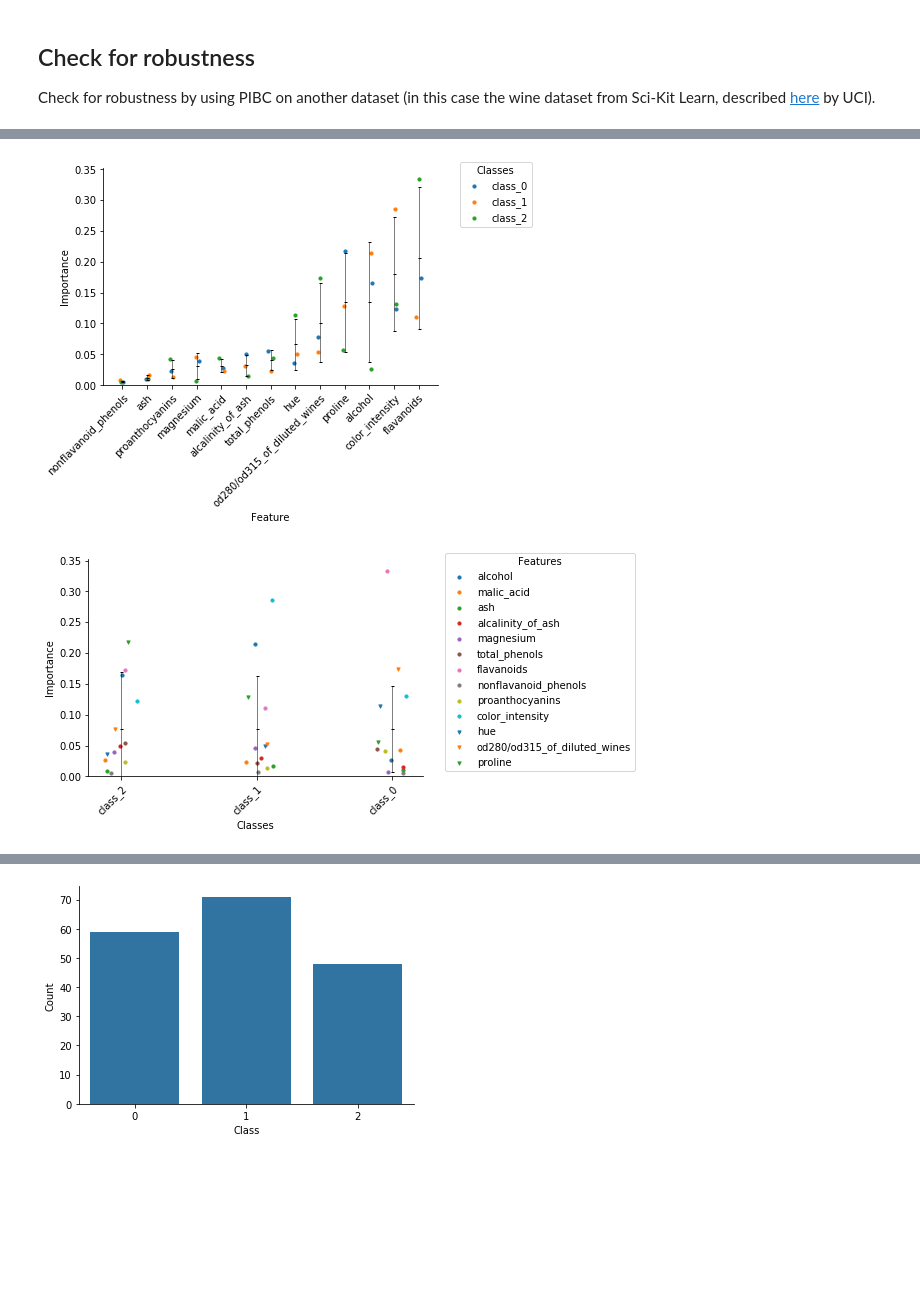
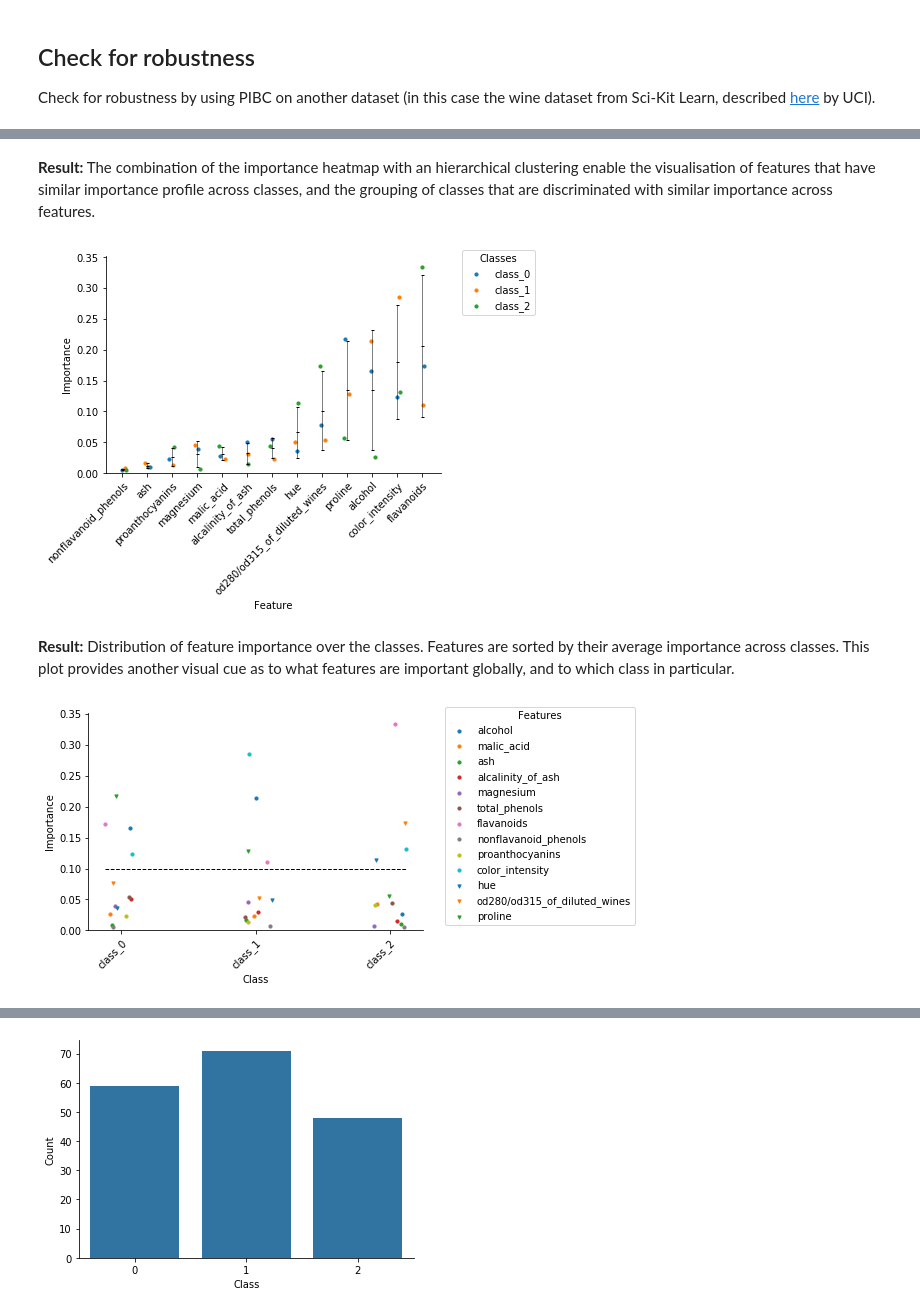
Before and after one commit to GiulioPr/Pcfi, a Jupyter notebook: 1_code/pibc-demo-v2.ipynb, the cells around one changed output, grey strips where cells are left out. Saved outputs shown, nothing was run; the diff lists cells and outputs as text; code cells hidden in the pictures; blank space fills up the shorter version.

```diff
--- a/1_code/pibc-demo-v2.ipynb
+++ b/1_code/pibc-demo-v2.ipynb
@@ -51,7 +50,8 @@ Model Accuracy: 100.0
 # %% [markdown]
 The model is very accurate, so it is reasonable and informative to proceed with calculating predictor importances by class. We can do this by passing the classifier to the `calcImportanceMatrix` function from `importanceMatrix`.
 # %%
-def calcImportanceMatrix(rf_clf):
+###OLD PER-CLASS IMPORTANCE FUNCTION
+def calcImportanceMatrix_old(rf_clf):
     """
     Calculates the importance matrix of predictors for each class.
 
@@ -424,8 +411,8 @@ def calcImportanceMatrix_v2(rf_clf):
     importance_matrix = (importance_matrix.T / np.sum(importance_matrix, axis=1)).T
     return(importance_matrix)
 # %%
-imp_mat_old = calcImportanceMatrix(rf_clf)
-imp_mat = calcImportanceMatrix_v2(rf_clf)
+imp_mat_old = calcImportanceMatrix_old(rf_clf)
+imp_mat = calcImportanceMatrix(rf_clf)
 # %% [markdown]
 Now that we have the importance matrix (the importance of each predictor for predicting each class), we can plot the data to see which predictors are most important for each class. The simplest way to visualize these relationships is with a heatmap.
 # %%
@@ -626,6 +594,8 @@ plt.close()
+# %% [markdown]
+__Result:__ The combination of the importance heatmap with an hierarchical clustering enable the visualisation of features that have similar importance profile across classes, and the grouping of classes that are discriminated with similar importance across features.
 # %%
 #importance distribution over features
-imp_mat = calcImportanceMatrix_v2(rf_clf)
+imp_mat = calcImportanceMatrix(rf_clf)
 mean_imp = np.mean(imp_mat, axis=0)
 std_imp = np.std(imp_mat, axis=0, ddof=1)
 df_imp_mat = pd.DataFrame(imp_mat, columns=wines.feature_names)
@@ -658,43 +628,54 @@ ax.set_ylabel('Importance')
 ax.set_ylim(bottom=0)
 sns.despine(fig=fig)
 #fig.savefig('Importance_matrix_distribution.pdf', bbox_inches='tight')
+plt.show()
 # %% [output]
-[figure, old version]
+[figure, new version]
+# %% [markdown]
+__Result:__ Distribution of feature importance over the classes. Features are sorted by their average importance across classes. This plot provides another visual cue as to what features are important globally, and to which class in particular.
 # %%
+#TO BE SANITY-CHECKED
 #importance distribution over classes
-imp_mat = calcImportanceMatrix_v2(rf_clf)
-mean_imp = np.mean(imp_mat, axis=1)
-std_imp = np.std(imp_mat, axis=1, ddof=1)
-class_index = np.argsort(mean_imp)
-classes_reord = np.array(wines.target_names)[class_index]
+imp_mat = calcImportanceMatrix(rf_clf)
+#mean_imp = np.mean(imp_mat, axis=1)
+#std_imp = np.std(imp_mat, axis=1, ddof=1)
+#class_index = np.argsort(mean_imp)
+#classes_reord = np.array(wines.target_names)[class_index]
+classes = np.array(wines.target_names)
 features = np.array(wines.feature_names)
 
 marker_lst = [
     "o", "v", "^", "<", ">", "1", "2", "3", "4",
     "8", "s", "p", "P", "*", "h", "H", "+", "x",
     "X", "D", "d"
 ]
 color_lst = sns.color_palette(n_colors=10)
 color_marker_lst = np.array([(c,m) for m in marker_lst for c in color_lst])
 
 fig, ax = plt.subplots()
-for j,i in enumerate(class_index):
-    ax.plot([j]*len(mean_imp), [mean_imp[i]+std_imp[i], mean_imp[i], mean_imp[i]-std_imp[i]],
-            marker='_', color='k', ls='-', lw=0.5, ms=3)
+#for j,i in enumerate(class_index):
+#    ax.plot([j]*len(mean_imp), [mean_imp[i]+std_imp[i], mean_imp[i], mean_imp[i]-std_imp[i]],
+#            marker='_', color='k', ls='-', lw=0.5, ms=3)
+#for j in np.arange(len(features)):
+#    ax.scatter(np.arange(len(class_index))[class_index] + np.random.uniform(-1,1,size=len(class_index))*.25/2.,
+#               imp_mat[class_index,j],
+#               color=color_marker_lst[j][0], marker=color_marker_lst[j][1],
+#               s=10, label=features[j])
 for j in np.arange(len(features)):
-    ax.scatter(np.arange(len(class_index))[class_index] + np.random.uniform(-1,1,size=len(class_index))*.25/2.,
-               imp_mat[class_index,j],
+    ax.scatter(np.arange(len(classes)) + np.random.uniform(-1,1,size=len(classes))*.25/2.,
+               imp_mat[:,j],
                color=color_marker_lst[j][0], marker=color_marker_lst[j][1],
                s=10, label=features[j])
+ax.hlines(y=0.1, xmin=-.25/2., xmax=len(classes)-1+.25/2., colors='k', linestyles='dashed', lw=1)
 ax.legend(bbox_to_anchor=(1.05, 1.05), title='Features')
-ax.set_xticks(np.arange(len(classes_reord)))
-ax.set_xticklabels(classes_reord, rotation=45, ha='right', rotation_mode='anchor')
-ax.set_xlabel('Classes')
+ax.set_xticks(np.arange(len(classes)))
+ax.set_xticklabels(classes, rotation=45, ha='right', rotation_mode='anchor')
+ax.set_xlabel('Class')
 ax.set_ylabel('Importance')
 ax.set_ylim(bottom=0)
 sns.despine(fig=fig)
 #fig.savefig('Importance_matrix_distribution.pdf', bbox_inches='tight')
 plt.show()
 plt.close()
 # %% [output]
-[figure, old version]
+[figure, new version]
```
Also changed, not shown: parts of 19 cells of this notebook, 11 other files.
